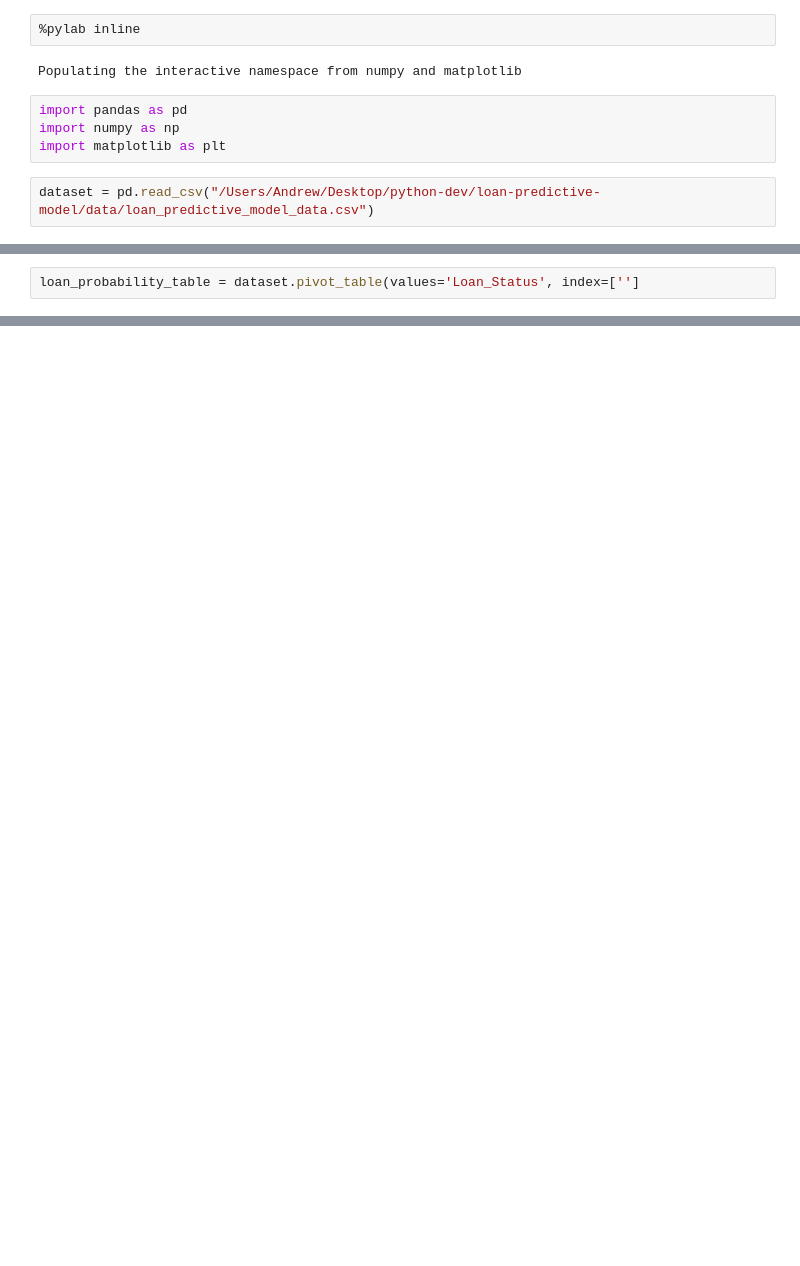
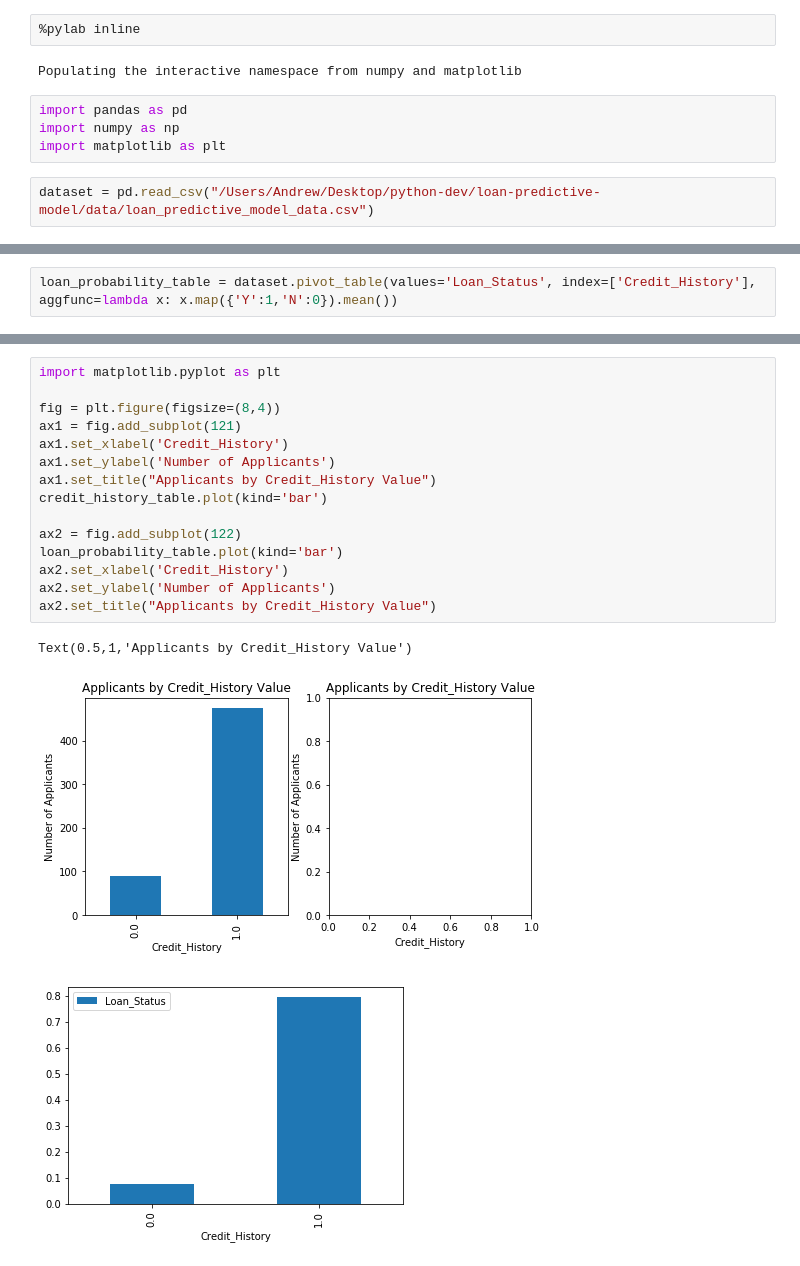
Before and after one commit to andrewhercules/loan-predictive-model, a Jupyter notebook: loan_predictive_model.ipynb, the cells around one changed output, grey strips where cells are left out. Saved outputs shown, nothing was run; the diff lists cells and outputs as text; blank space fills up the shorter version.

Commit message:
Added bar charts for basic frequency tables

```diff
--- a/loan_predictive_model.ipynb
+++ b/loan_predictive_model.ipynb
@@ -92,3 +93,3 @@ Basic frequency table showing Credit History:
 Name: Credit_History, dtype: int64
 # %%
-loan_probability_table = dataset.pivot_table(values='Loan_Status', index=['']
+loan_probability_table = dataset.pivot_table(values='Loan_Status', index=['Credit_History'], aggfunc=lambda x: x.map({'Y':1,'N':0}).mean())
@@ -94,0 +105,19 @@ loan_probability_table = dataset.pivot_table(values='Loan_Status', index=['']
+# %%
+import matplotlib.pyplot as plt
+
+fig = plt.figure(figsize=(8,4))
+ax1 = fig.add_subplot(121)
+ax1.set_xlabel('Credit_History')
+ax1.set_ylabel('Number of Applicants')
+ax1.set_title("Applicants by Credit_History Value")
+credit_history_table.plot(kind='bar')
+
+ax2 = fig.add_subplot(122)
+loan_probability_table.plot(kind='bar')
+ax2.set_xlabel('Credit_History')
+ax2.set_ylabel('Number of Applicants')
+ax2.set_title("Applicants by Credit_History Value")
+# %% [output]
+Text(0.5,1,'Applicants by Credit_History Value')
+[figure, added]
+[figure, added]
```
Also changed, not shown: parts of 11 cells of this notebook.
